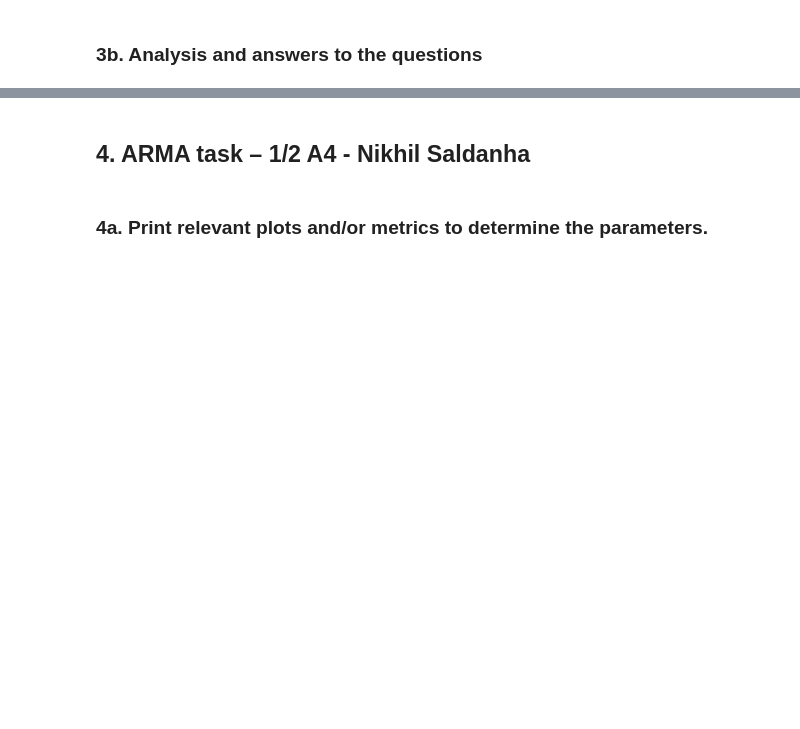
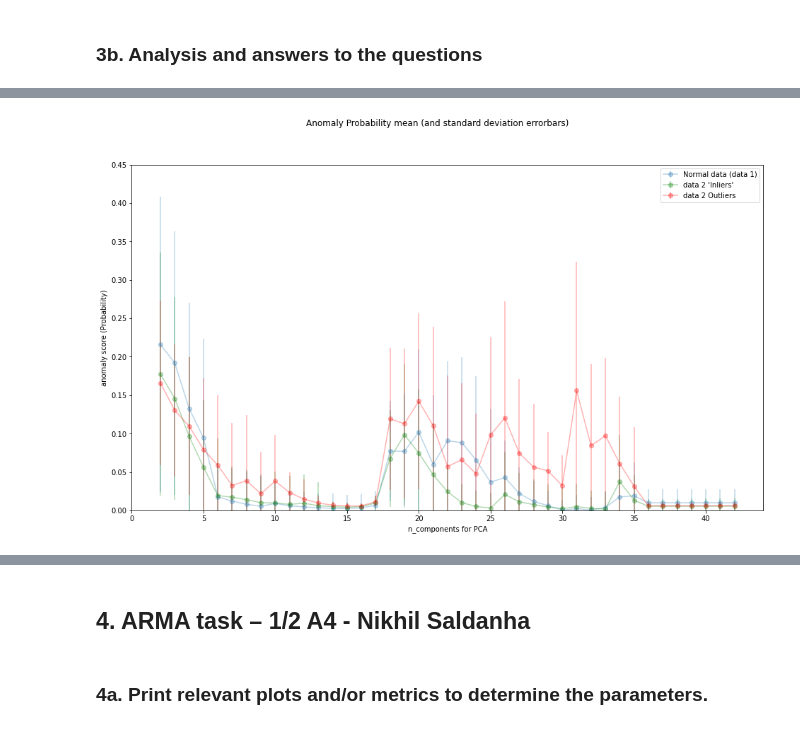
Before and after one commit to sharwinbobde/cyber-data-analytics, a Jupyter notebook: Part-2/Lab2.ipynb, the cells around one changed output, grey strips where cells are left out. Cells and saved outputs as stored; diff of their text form; code cells hidden in the pictures; blank space fills up the shorter version.

```diff
--- a/Part-2/Lab2.ipynb
+++ b/Part-2/Lab2.ipynb
@@ -237,0 +300,37 @@ With LOF you can detect point anomalies since it measures the local deviation of
+# %%
+pca = PCA_Component()
+pca.set_X(X) # fit for normal data
+Z = data_2[signals].to_numpy()
+Z_labels = data_2['ATT_FLAG'].to_numpy()
+Z_outlier_indexes = list(np.where(Z_labels == 1))[0]
+Z_inlier_indexes = list(np.where(Z_labels == -999))[0]
+Z_outliers = Z[Z_outlier_indexes, :]
+Z_inliers = Z[Z_inlier_indexes, :]
+
+per_n_components_outlier = []
+per_n_components_inlier = []
+for n_components in tqdm(range(2, 43)): # try all possible n_components
+    pca.PCA_fit_transform(n_components)
+    score = pca.anomaly_score(Z_outliers)
+    per_n_components_outlier.append(score)
+    score = pca.anomaly_score(Z_inliers)
+    per_n_components_inlier.append(score)
+
+mean_outlier = np.mean(per_n_components_outlier, axis=1)
+std_outlier = np.std(per_n_components_outlier, axis=1)
+mean_inlier = np.mean(per_n_components_inlier, axis=1)
+std_inlier = np.std(per_n_components_inlier, axis=1)
+
+
+fig = plt.figure(figsize=(16, 9))
+fig.suptitle("Anomaly Probability mean (and standard deviation errorbars)")
+plt.errorbar(x=range(2, 43), y=mean_, yerr=std_, fmt='o-', alpha=0.3, label="Normal data (data 1)")
+plt.errorbar(x=range(2, 43), y=mean_inlier, yerr=std_inlier, fmt='o-', alpha=0.3, c='g', label="data 2 'Inliers'")
+plt.errorbar(x=range(2, 43), y=mean_outlier, yerr=std_outlier, fmt='o-', alpha=0.3,c='r', label="data 2 Outliers")
+plt.ylim((0,0.45)) # consistent y-axis
+plt.ylabel('anomaly score (Probability)')
+plt.xlabel('n_components for PCA')
+plt.legend()
+plt.show()
+# %% [output]
+[figure, added]
```
Also changed, not shown: parts of 17 cells of this notebook, 2 other files.
